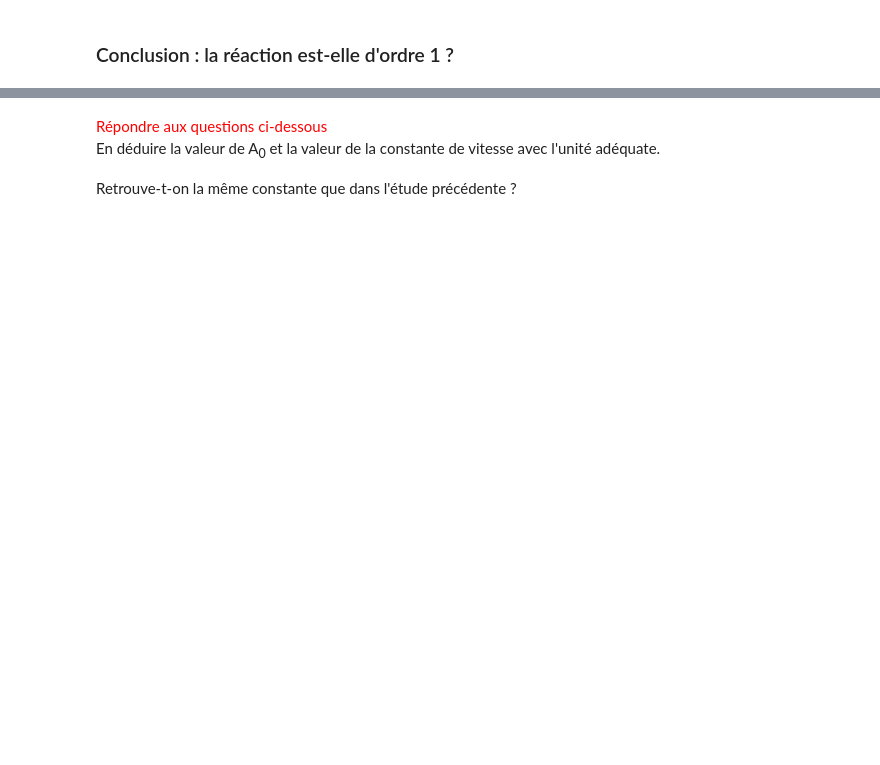
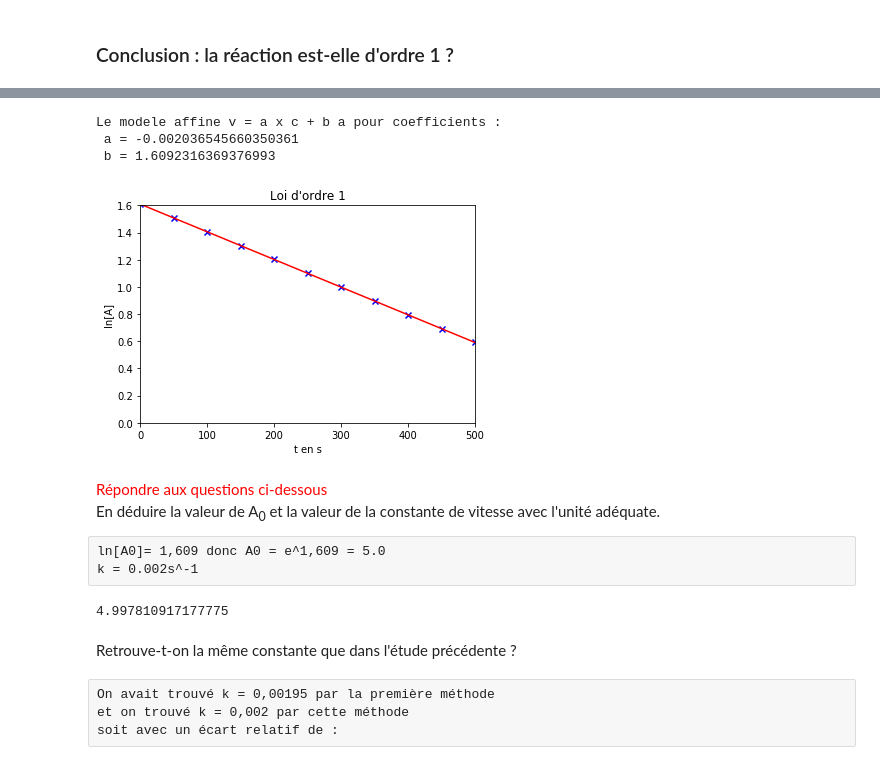
Before and after one commit to nsiCurie/Tsp-, a Jupyter notebook: ordre_reaction_eleve.ipynb, the cells around one changed output, grey strips where cells are left out. Cells and saved outputs as stored; diff of their text form; code cells hidden in the pictures; blank space fills up the shorter version.

```diff
--- a/ordre_reaction_eleve.ipynb
+++ b/ordre_reaction_eleve.ipynb
@@ -145,18 +177,41 @@ print(lnA)
 # %%
 # Graphique
 
-plt.scatter(     )
-plt.plot(  )
+plt.scatter( t,lnA,marker='x',color='blue')
+plt.xlabel('t en s')
+plt.ylabel('ln[A]')
+plt.title('Loi d\'ordre 1')
 
 #modélisation
+
 # Regression lineaire
-a, b, r, p, err = stats.linregress( )
+a, b, r, p, err = stats.linregress(t,lnA )
 print ('Le modele affine v = a x c + b a pour coefficients : \n a = ' + str(a) + '\n b = ' + str(b))
 #tracé de la modélisation
-
+t=np.linspace(0,500,11)
+lnAmodele=a*t+b
+plt.plot(t,lnAmodele,color='red')
+plt.xlim(0,500)
+plt.ylim(0,1.6)
 plt.show()
+# %% [output]
+Le modele affine v = a x c + b a pour coefficients :
+ a = -0.002036545660350361
+ b = 1.6092316369376993
+[figure, added]
 # %% [markdown]
 <div style="color:red">Répondre aux questions ci-dessous</div>
 En déduire la valeur de A<sub>0</sub> et la valeur de la constante de vitesse avec l'unité adéquate.
+# %% [raw]
+ln[A0]= 1,609 donc A0 = e^1,609 = 5.0
+k = 0.002s^-1
+# %%
+print(np.exp(1.609))
+# %% [output]
+4.997810917177775
 # %% [markdown]
 Retrouve-t-on la même constante que dans l'étude précédente ?
+# %% [raw]
+On avait trouvé k = 0,00195 par la première méthode
+et on trouvé k = 0,002 par cette méthode
+soit avec un écart relatif de :
```
Also changed, not shown: parts of 22 cells of this notebook.
